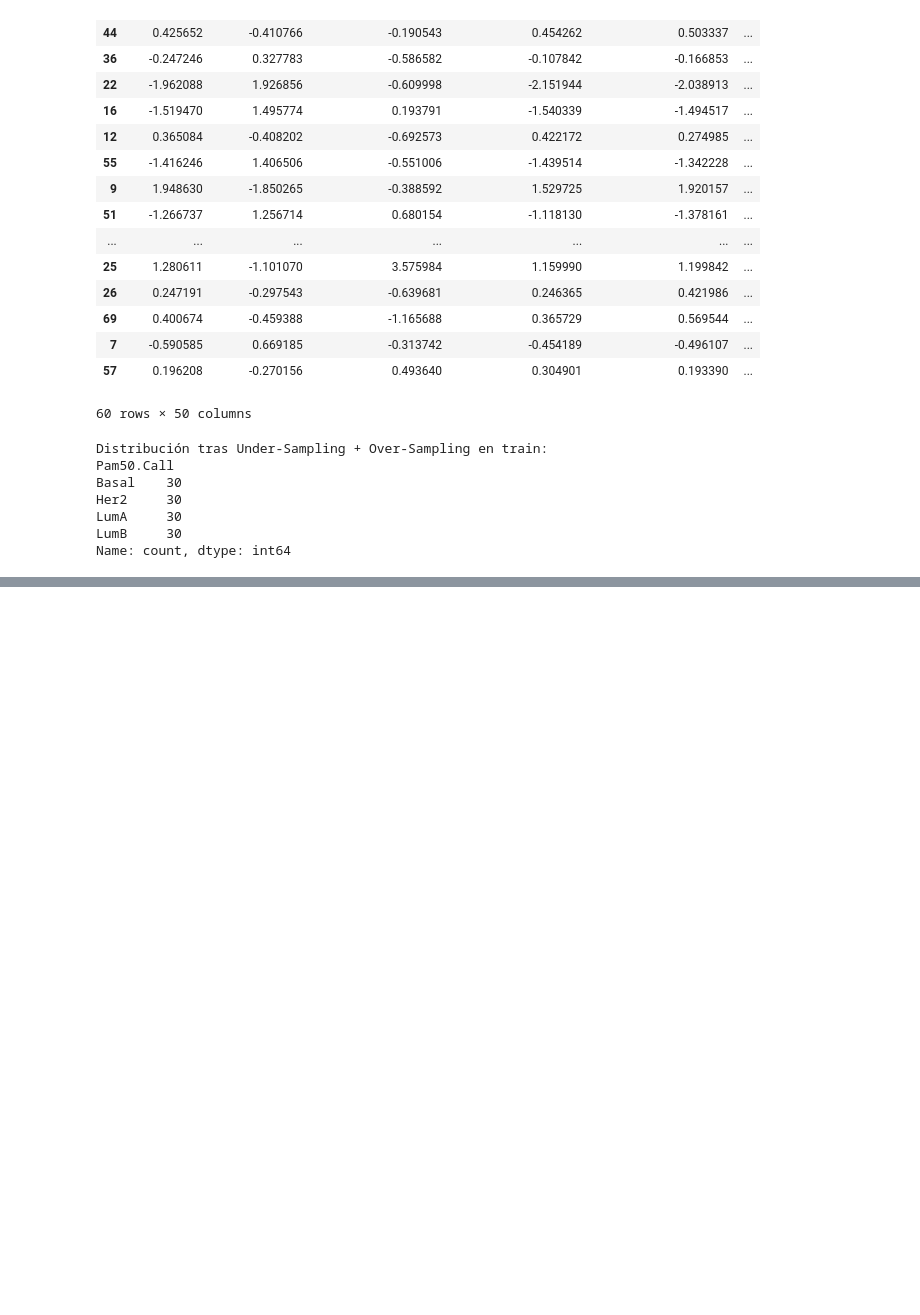
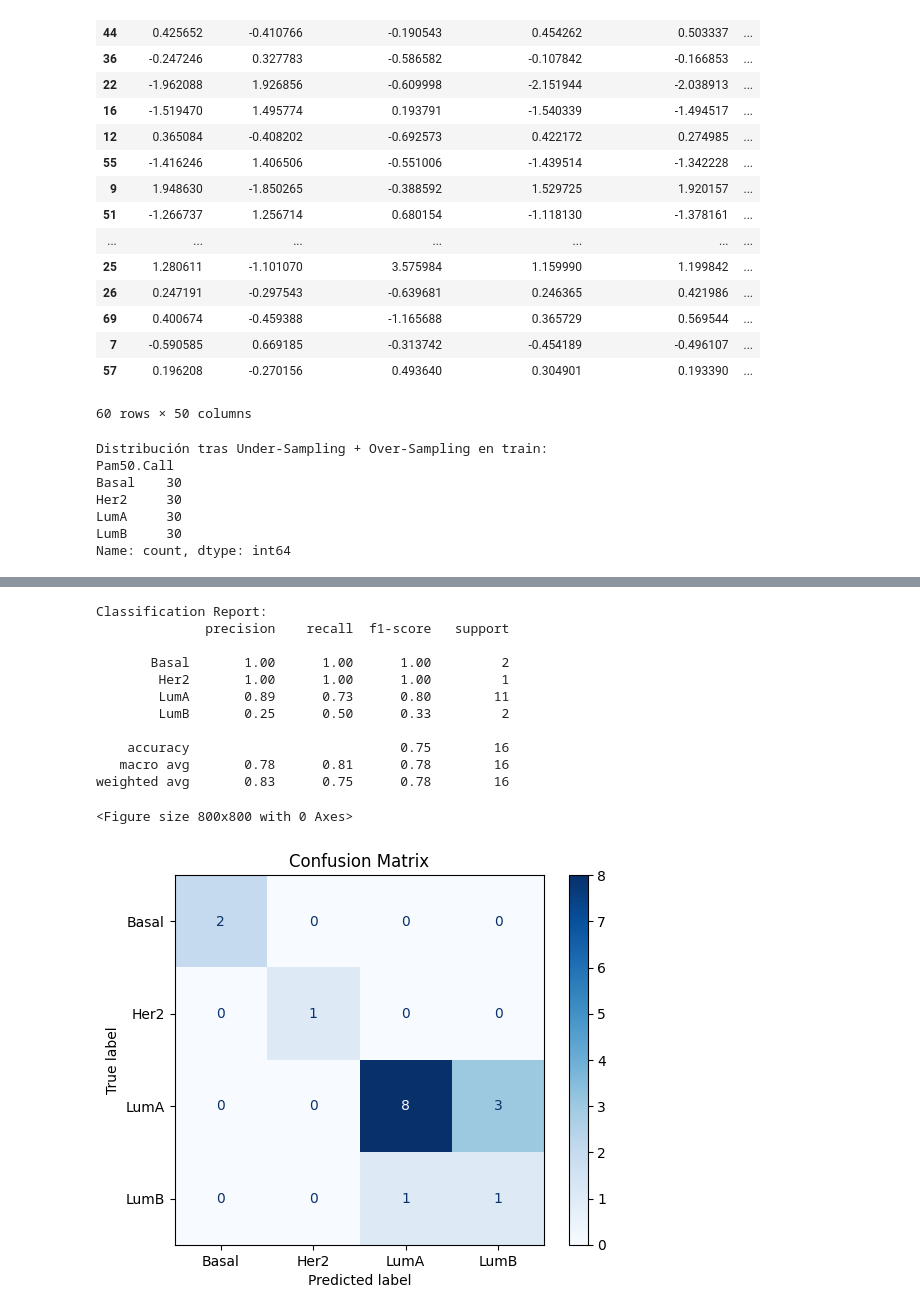
Before and after one commit to jose-valero-sanchis/bds_radiogenomic, a Jupyter notebook: notebooks/2_modeling/radiomic_features+clinical_data(optimistic).ipynb, the cells around one changed output, grey strips where cells are left out. Saved outputs shown, nothing was run; the diff lists cells and outputs as text; code cells hidden in the pictures; blank space fills up the shorter version.

Commit message:
Finishing report

```diff
--- a/notebooks/2_modeling/radiomic_features+clinical_data(optimistic).ipynb
+++ b/notebooks/2_modeling/radiomic_features+clinical_data(optimistic).ipynb
@@ -195,0 +196,50 @@ weighted avg       0.72      0.69      0.70        16
+# %%
+import matplotlib.pyplot as plt
+from sklearn.metrics import confusion_matrix, ConfusionMatrixDisplay
+
+def train_and_evaluate_model(X_train, X_test, y_train, y_test, features, target_col, model, imprimir=False):
+    model.fit(X_train, y_train)
+    y_pred = model.predict(X_test)
+    macro_f1 = f1_score(y_test, y_pred, average='macro')
+
+    if imprimir:
+        print("Classification Report:")
+        print(classification_report(y_test, y_pred))
+
+        # Generar matriz de confusión
+        cm = confusion_matrix(y_test, y_pred)
+        disp = ConfusionMatrixDisplay(confusion_matrix=cm, display_labels=model.classes_)
+
+        # Mostrar matriz de confusión con gráfico
+        plt.figure(figsize=(8, 8))
+        disp.plot(cmap='Blues', values_format='d')
+        plt.title("Confusion Matrix")
+        plt.savefig('confusion_matrix.png', dpi=300, bbox_inches='tight')  # Línea opcional para guardar el plot
+        plt.show()
+
+    return macro_f1
+
+# Entrenamiento y evaluación
+rf_model = RandomForestClassifier(random_state=42)
+
+macro_f1_score = train_and_evaluate_model(
+    X_train_resampled_selected, X_test_selected, y_train_resampled, y_test,
+    features=[col for col in df.columns if col != "Pam50.Call"],
+    target_col="Pam50.Call",
+    model=rf_model,
+    imprimir=True
+)
+# %% [output]
+Classification Report:
+              precision    recall  f1-score   support
+
+       Basal       1.00      1.00      1.00         2
+        Her2       1.00      1.00      1.00         1
+        LumA       0.89      0.73      0.80        11
+        LumB       0.25      0.50      0.33         2
+
+    accuracy                           0.75        16
+   macro avg       0.78      0.81      0.78        16
+weighted avg       0.83      0.75      0.78        16
+<Figure size 800x800 with 0 Axes>
+[figure, added]
```
Also changed, not shown: parts of 1 cell of this notebook, 11 other files.
